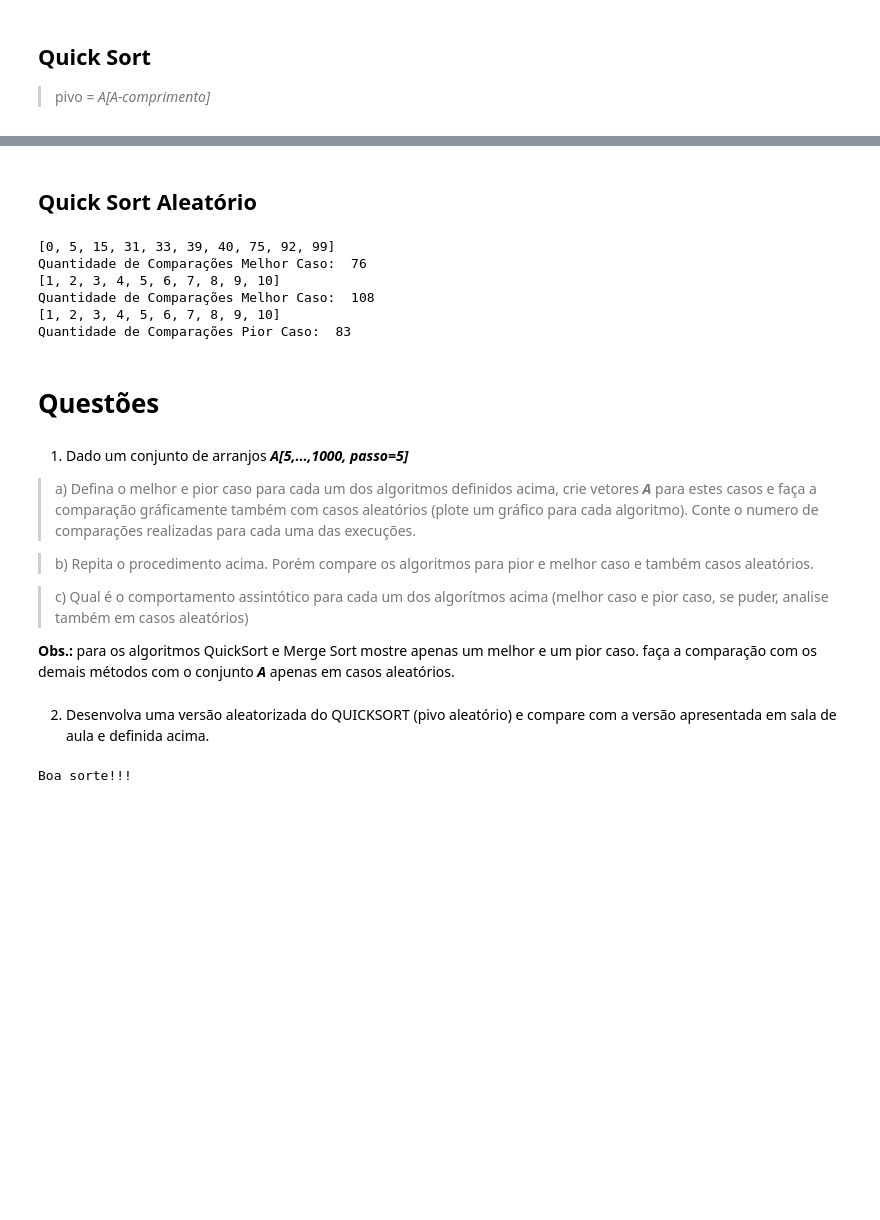
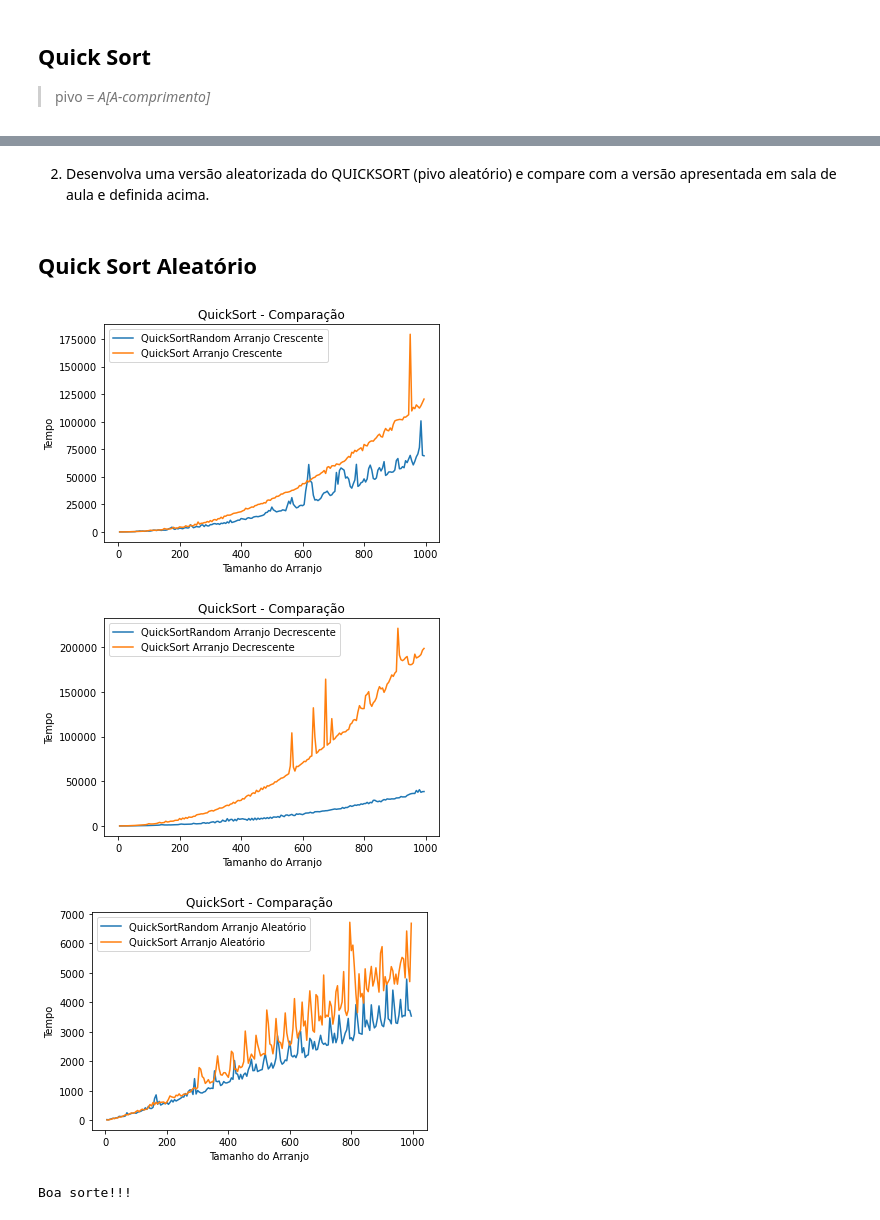
Before and after one commit to lcbessa/EFC-1-CPA, a Jupyter notebook: EFC1_GCC_253.ipynb, the cells around one changed output, grey strips where cells are left out. Cells and saved outputs as stored; diff of their text form; code cells hidden in the pictures; blank space fills up the shorter version.

```diff
--- a/EFC1_GCC_253.ipynb
+++ b/EFC1_GCC_253.ipynb
@@ -358,0 +212,9 @@ Quantidade de Comparações Pior Caso:  83
+# %%
+def arranjoCrescente():
+  return criaArranjos(lambda i, size: i)
+
+def arranjoDecrescente():
+  return criaArranjos(lambda i, size: size - i)
+
+def arranjoAleatorio():
+  return criaArranjos(lambda i, size: random.randint(0, size))
@@ -359,3 +372,5 @@ Quantidade de Comparações Pior Caso:  83
+# %% [markdown]
+2.   Desenvolva uma versão aleatorizada do QUICKSORT (pivo aleatório) e compare com a versão apresentada em sala de aula e definida acima.
 # %% [markdown]
 ## Quick Sort Aleatório
 # %%
@@ -390,40 +402,24 @@ arranjoPiorCaso = [10, 9, 8, 7, 6, 5, 4, 3, 2, 1]
-# %%
-print(quickSort(arranjoAleatorio, 0, len(arranjoAleatorio) - 1))
-print("Quantidade de Comparações Melhor Caso: ", global_1)
-global_1 = 0
-
-print(quickSort(arranjoMelhorCaso, 0, len(arranjoMelhorCaso) - 1))
-print("Quantidade de Comparações Melhor Caso: ", global_1)
-global_1 = 0
-
-print(quickSort(arranjoPiorCaso, 0, len(arranjoPiorCaso) - 1))
-print("Quantidade de Comparações Pior Caso: ", global_1)
-global_1 = 0
-# %% [output]
-[0, 5, 15, 31, 33, 39, 40, 75, 92, 99]
-Quantidade de Comparações Melhor Caso:  76
-[1, 2, 3, 4, 5, 6, 7, 8, 9, 10]
-Quantidade de Comparações Melhor Caso:  108
-[1, 2, 3, 4, 5, 6, 7, 8, 9, 10]
-Quantidade de Comparações Pior Caso:  83
-# %% [markdown]
-# Questões
-# %% [markdown]
-
-
-1.   Dado um conjunto de arranjos ***A[5,...,1000, passo=5]***
-
-> a) Defina o melhor e pior caso para cada um dos algoritmos definidos acima, crie vetores ***A*** para estes casos e faça a comparação gráficamente também com casos aleatórios (plote um gráfico para cada algoritmo). Conte o numero de comparações realizadas para cada uma das execuções.
-
-> b) Repita o procedimento acima. Porém compare os algoritmos para pior e melhor caso e também casos aleatórios.
-
-> c) Qual é o comportamento assintótico para cada um dos algorítmos acima (melhor caso e pior caso, se puder, analise também em casos aleatórios)
-
-
-
-**Obs.:** para os algoritmos QuickSort e Merge Sort mostre apenas um melhor e um pior caso. faça a comparação com os demais métodos com o conjunto ***A*** apenas em casos aleatórios.
-# %% [markdown]
-2.   Desenvolva uma versão aleatorizada do QUICKSORT (pivo aleatório) e compare com a versão apresentada em sala de aula e definida acima.
+# %%
+quickSortRandomValues = {}
+for tipo in tipos:
+    arrays = novoArranjo[tipo]()
+    tempos = []
+    for array in arrays:
+      tempos.append(tempoExecucao(quickSortRandom, array))
+    quickSortRandomValues[tipo] = tempos
+# %%
+for tipo in tipos:
+  plt.title('QuickSort - Comparação')
+  plt.xlabel('Tamanho do Arranjo')
+  plt.ylabel('Tempo')
+  plt.plot(arranjos, quickSortRandomValues[tipo], label='QuickSortRandom ' + tipo)
+  plt.plot(arranjos, funcoesOrdenacao['QuickSort'][tipo], label='QuickSort ' + tipo)
+  plt.legend()
+  plt.show()
+# %% [output]
+[figure, added]
+[figure, added]
+[figure, added]
 # %%
 print("Boa sorte!!!")
 # %% [output]
```
Also changed, not shown: parts of 26 cells of this notebook.
